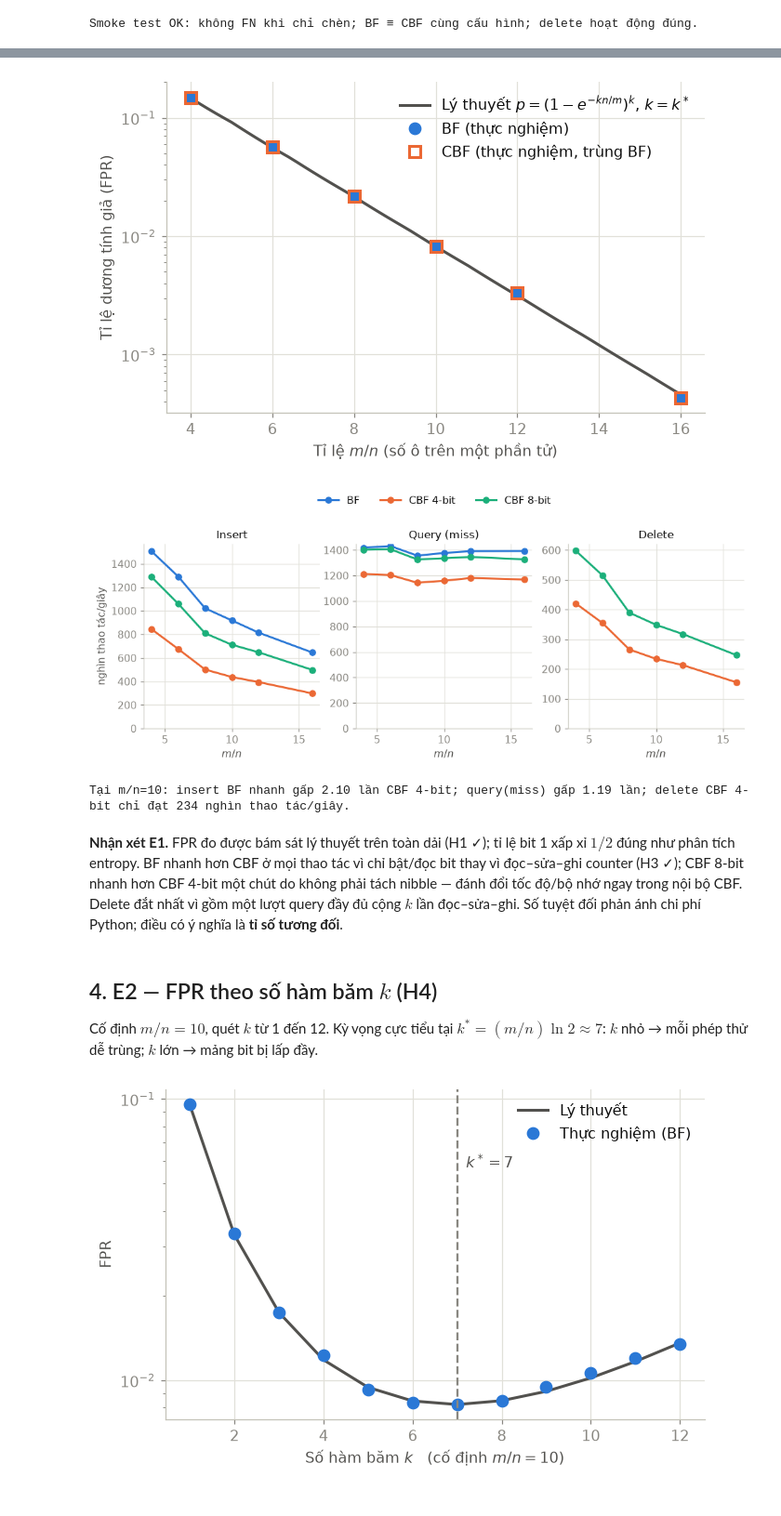
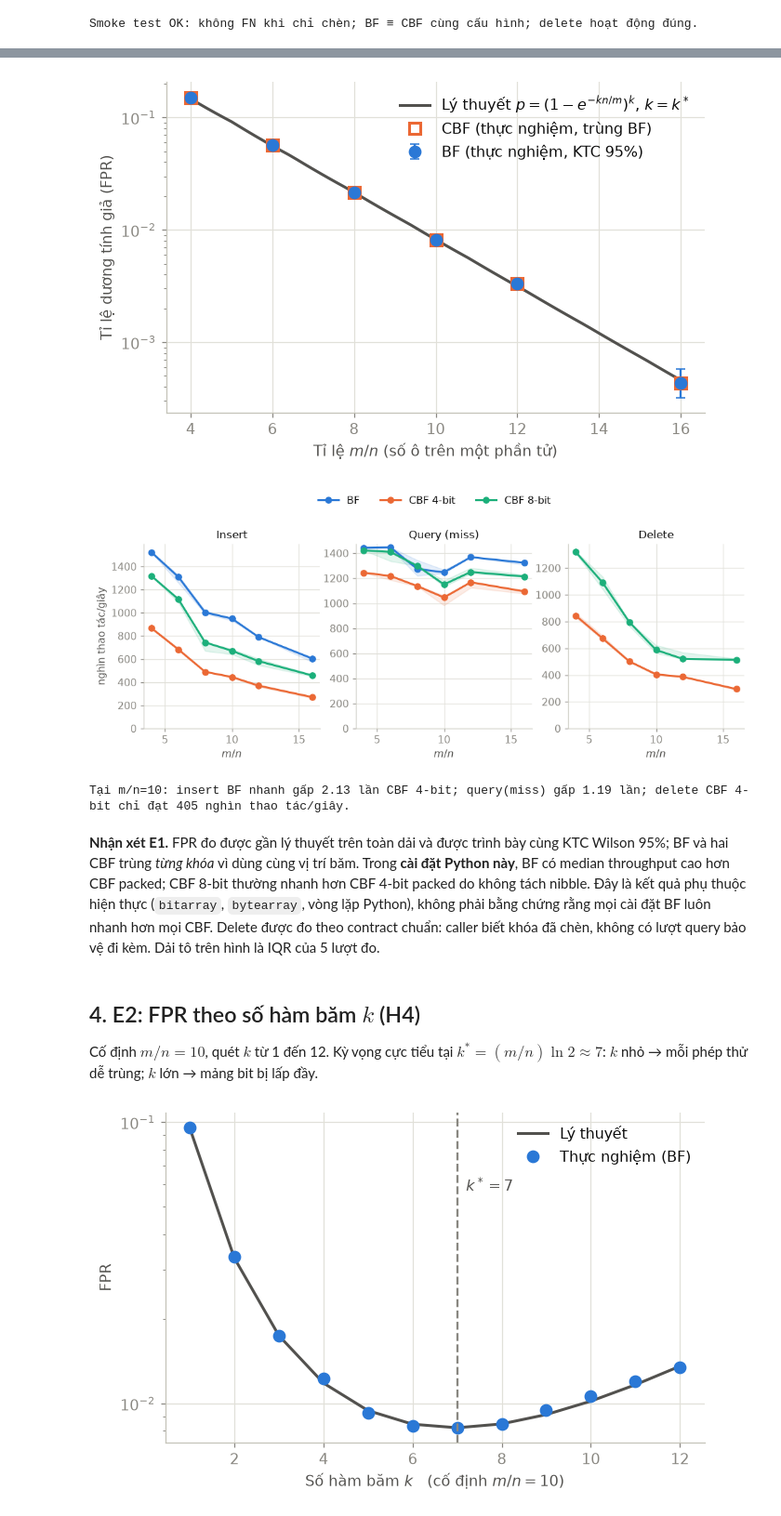
Before and after one commit to duykhanhxx03/data-mining-ex, a Jupyter notebook: thuc_nghiem.ipynb, the cells around one changed output, grey strips where cells are left out. Shown at 93% size. Drawn from its saved outputs; the diff is of its cells as text; code cells hidden in the pictures.

```diff
--- a/thuc_nghiem.ipynb
+++ b/thuc_nghiem.ipynb
@@ -94,8 +94,8 @@ class BloomFilter:
 
 
 class CountingBloomFilter8:
-    """CBF voi counter 4-bit luu bang 1 byte (don gian, ton 8 bit/o)."""
-    MAX = 15
+    """CBF voi counter 8-bit dung nghia (0..255), 1 counter/byte."""
+    MAX = 255
 
     def __init__(self, m: int, k: int):
         self.m, self.k = m, k
@@ -110,13 +110,20 @@ class CountingBloomFilter8:
         return all(self.counts[pos] > 0 for pos in _positions(key, self.k, self.m))
 
     def delete(self, key):
-        """Xoa co kiem tra; tra ve True neu phep xoa thuc su duoc thuc hien."""
+        """Xoa khoa ma caller BIET da chen; CBF khong tu xac minh membership."""
+        for pos in _positions(key, self.k, self.m):
+            if self.counts[pos] > 0:
+                self.counts[pos] -= 1
+        return True
+
+    def delete_if_present(self, key):
+        """Guard minh hoa: query am thi chan; false positive van co the bi xoa sai."""
         if not self.query(key):
             return False
-        for pos in _positions(key, self.k, self.m):
-            if 0 < self.counts[pos] < self.MAX:   # khong giam counter da bao hoa
-                self.counts[pos] -= 1
-        return True
+        return self.delete(key)
+
+    def max_count(self):
+        return max(self.counts, default=0)
 
     def memory_bytes(self):
         return self.m
@@ -151,16 +158,24 @@ class CountingBloomFilter4:
         return all(self._get(pos) > 0 for pos in _positions(key, self.k, self.m))
 
     def delete(self, key):
+        """Xoa khoa ma caller BIET da chen; CBF khong tu xac minh membership."""
+        for pos in _positions(key, self.k, self.m):
+            v = self._get(pos)
+            if v > 0:
+                self._set(pos, v - 1)
+        return True
+
+    def delete_if_present(self, key):
+        """Guard minh hoa: query am thi chan; false positive van co the bi xoa sai."""
         if not self.query(key):
             return False
-        for pos in _positions(key, self.k, self.m):
-            v = self._get(pos)
-            if 0 < v < self.MAX:
-                self._set(pos, v - 1)
-        return True
+        return self.delete(key)
+
+    def max_count(self):
+        return max((max(b & 0x0F, b >> 4) for b in self.buf), default=0)
 
     def memory_bytes(self):
         return (self.m + 1) // 2
 
-print("Đã định nghĩa BloomFilter, CountingBloomFilter4 (nibble), CountingBloomFilter8 (byte).")
+print("Đã định nghĩa BloomFilter, CountingBloomFilter4 (4-bit packed), CountingBloomFilter8 (8-bit).")
 # %% [output]
@@ -266,7 +339,10 @@ fine = np.arange(4, 16.01, 0.2)
 th = [theoretical_fpr(int(x * N), N, optimal_k(int(x * N), N)) for x in fine]
 fig, ax = plt.subplots(figsize=(6.8, 4.2))
 ax.plot(fine, th, "-", color=SEC, lw=2, label="Lý thuyết $p=(1-e^{-kn/m})^k$, $k=k^*$")
-ax.plot(e1["ratio"], e1["fpr_emp"], "o", color=C_BF, ms=8, label="BF (thực nghiệm)")
+fpr_yerr = np.vstack([e1["fpr_emp"] - e1["fpr_ci_low"],
+                       e1["fpr_ci_high"] - e1["fpr_emp"]])
+ax.errorbar(e1["ratio"], e1["fpr_emp"], yerr=fpr_yerr, fmt="o",
+            color=C_BF, ms=8, capsize=3, label="BF (thực nghiệm, KTC 95%)")
 ax.plot(e1["ratio"], e1["fpr_emp"], "s", color=C_CBF4, ms=8, mfc="none", mew=2,
         label="CBF (thực nghiệm, trùng BF)")
 ax.set_yscale("log")
@@ -276,37 +352,39 @@ ax.legend()
 fig.savefig("fig/fpr_vs_mn.png", dpi=200, bbox_inches="tight")
 plt.show()
 # %% [output]
-[figure, old version]
+[figure, new version]
 # %%
 fig, axes = plt.subplots(1, 3, figsize=(11, 3.4), sharex=True)
 panels = [("Insert", [("BF", "ins_bf", C_BF), ("CBF 4-bit", "ins_c4", C_CBF4),
                       ("CBF 8-bit", "ins_c8", C_CBF8)]),
           ("Query (miss)", [("BF", "qmiss_bf", C_BF), ("CBF 4-bit", "qmiss_c4", C_CBF4),
                             ("CBF 8-bit", "qmiss_c8", C_CBF8)]),
           ("Delete", [("CBF 4-bit", "del_c4", C_CBF4), ("CBF 8-bit", "del_c8", C_CBF8)])]
 for ax, (title, series) in zip(axes, panels):
     for label, field, color in series:
         ax.plot(e1["ratio"], e1[field] / 1e3, "o-", color=color, lw=2, ms=6, label=label)
+        ax.fill_between(e1["ratio"], e1[field + "_q1"] / 1e3,
+                        e1[field + "_q3"] / 1e3, color=color, alpha=0.12)
     ax.set_title(title, color=INK, fontsize=11)
     ax.set_xlabel("$m/n$")
     ax.set_ylim(bottom=0)
 axes[0].set_ylabel("nghìn thao tác/giây")
 handles, labels = axes[0].get_legend_handles_labels()
 fig.legend(handles, labels, loc="upper center", ncol=3, bbox_to_anchor=(0.5, 1.12))
 fig.savefig("fig/throughput.png", dpi=200, bbox_inches="tight")
 plt.show()
 
 r10 = e1.set_index("ratio").loc[10]
 print(f"Tại m/n=10: insert BF nhanh gấp {r10.ins_bf / r10.ins_c4:.2f} lần CBF 4-bit; "
       f"query(miss) gấp {r10.qmiss_bf / r10.qmiss_c4:.2f} lần; "
       f"delete CBF 4-bit chỉ đạt {r10.del_c4 / 1e3:.0f} nghìn thao tác/giây.")
 # %% [output]
-[figure, old version]
+[figure, new version]
-Tại m/n=10: insert BF nhanh gấp 2.10 lần CBF 4-bit; query(miss) gấp 1.19 lần; delete CBF 4-bit chỉ đạt 234 nghìn thao tác/giây.
+Tại m/n=10: insert BF nhanh gấp 2.13 lần CBF 4-bit; query(miss) gấp 1.19 lần; delete CBF 4-bit chỉ đạt 405 nghìn thao tác/giây.
 # %% [markdown]
-**Nhận xét E1.** FPR đo được bám sát lý thuyết trên toàn dải (H1 ✓); tỉ lệ bit 1 xấp xỉ $1/2$ đúng như phân tích entropy. BF nhanh hơn CBF ở mọi thao tác vì chỉ bật/đọc bit thay vì đọc–sửa–ghi counter (H3 ✓); CBF 8-bit nhanh hơn CBF 4-bit một chút do không phải tách nibble — đánh đổi tốc độ/bộ nhớ ngay trong nội bộ CBF. Delete đắt nhất vì gồm một lượt query đầy đủ cộng $k$ lần đọc–sửa–ghi. Số tuyệt đối phản ánh chi phí Python; điều có ý nghĩa là **tỉ số tương đối**.
+**Nhận xét E1.** FPR đo được gần lý thuyết trên toàn dải và được trình bày cùng KTC Wilson 95%; BF và hai CBF trùng *từng khóa* vì dùng cùng vị trí băm. Trong **cài đặt Python này**, BF có median throughput cao hơn CBF packed; CBF 8-bit thường nhanh hơn CBF 4-bit packed do không tách nibble. Đây là kết quả phụ thuộc hiện thực (`bitarray`, `bytearray`, vòng lặp Python), không phải bằng chứng rằng mọi cài đặt BF luôn nhanh hơn mọi CBF. Delete được đo theo contract chuẩn: caller biết khóa đã chèn, không có lượt query bảo vệ đi kèm. Dải tô trên hình là IQR của 5 lượt đo.
 # %% [markdown]
-## 4. E2 — FPR theo số hàm băm $k$ (H4)
+## 4. E2: FPR theo số hàm băm $k$ (H4)
 
 Cố định $m/n=10$, quét $k$ từ 1 đến 12. Kỳ vọng cực tiểu tại $k^*=(m/n)\ln 2\approx 7$: $k$ nhỏ → mỗi phép thử dễ trùng; $k$ lớn → mảng bit bị lấp đầy.
 # %%
```
Also changed, not shown: parts of 15 cells of this notebook, 12 other files.
